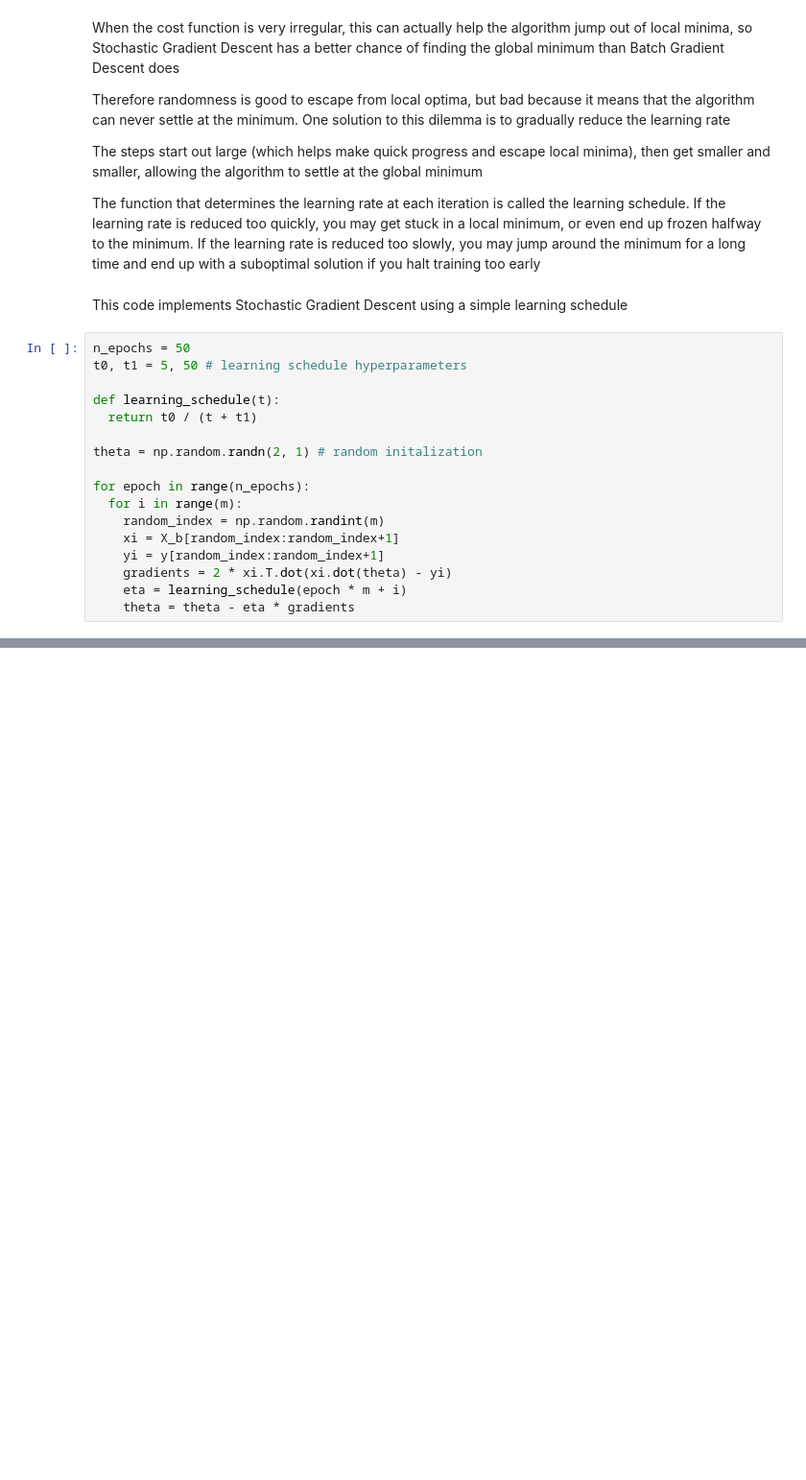
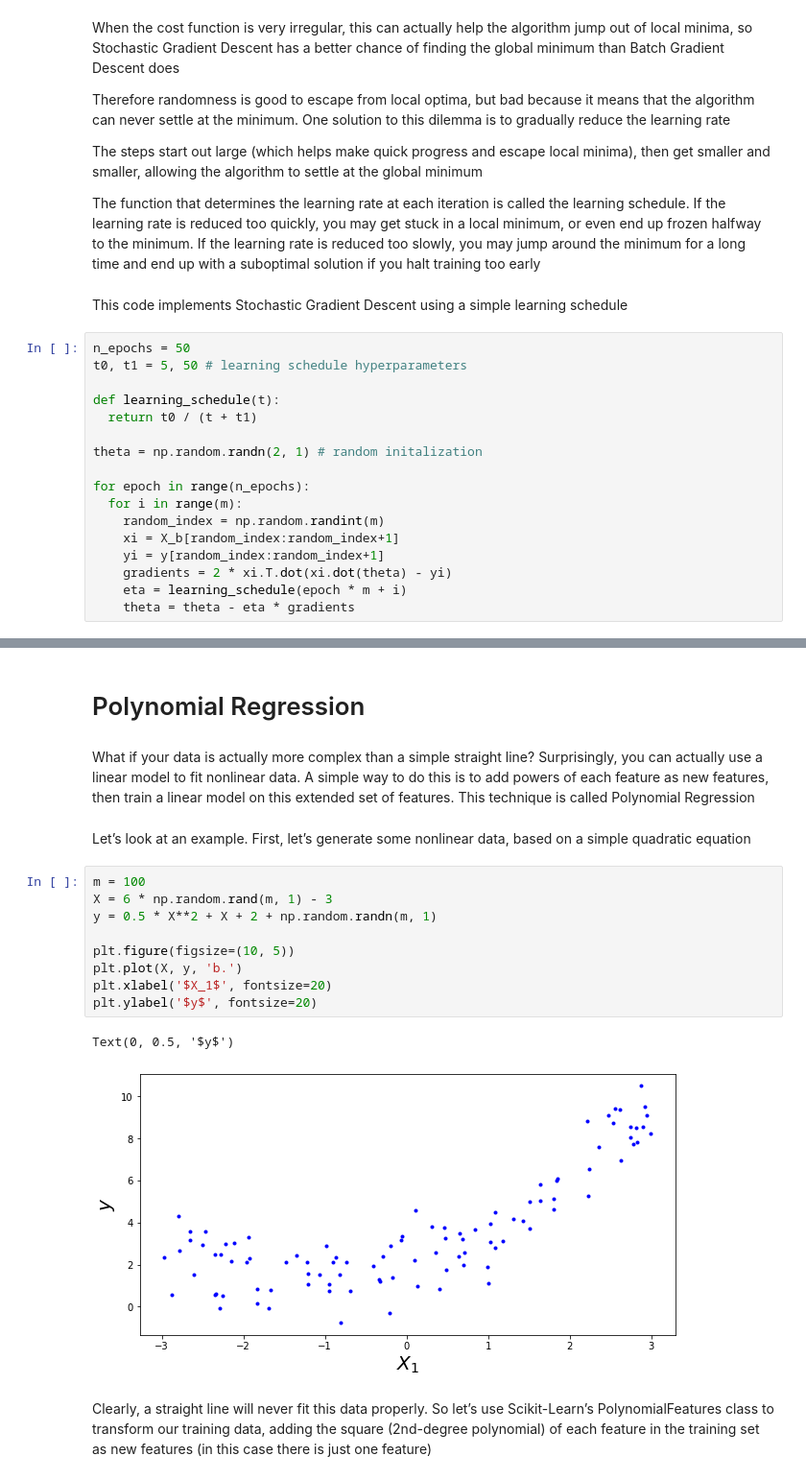
Before and after one commit to lucaslokchan/hands-on-ml, a Jupyter notebook: Learning Notes/Chapter 4: Training Models/4_Training_Models.ipynb, the cells around one changed output, grey strips where cells are left out. Shown at 96% size. Saved outputs shown, nothing was run; the diff lists cells and outputs as text; blank space fills up the shorter version.

```diff
--- a/Learning Notes/Chapter 4: Training Models/4_Training_Models.ipynb
+++ b/Learning Notes/Chapter 4: Training Models/4_Training_Models.ipynb
@@ -251,0 +304,20 @@ array([[3.98544481],
+# %% [markdown]
+# Polynomial Regression
+# %% [markdown]
+What if your data is actually more complex than a simple straight line? Surprisingly, you can actually use a linear model to fit nonlinear data. A simple way to do this is to add powers of each feature as new features, then train a linear model on this extended set of features. This technique is called Polynomial Regression
+# %% [markdown]
+Let’s look at an example. First, let’s generate some nonlinear data, based on a simple quadratic equation
+# %%
+m = 100
+X = 6 * np.random.rand(m, 1) - 3
+y = 0.5 * X**2 + X + 2 + np.random.randn(m, 1)
+
+plt.figure(figsize=(10, 5))
+plt.plot(X, y, 'b.')
+plt.xlabel('$X_1$', fontsize=20)
+plt.ylabel('$y$', fontsize=20)
+# %% [output]
+Text(0, 0.5, '$y$')
+[figure, added]
+# %% [markdown]
+Clearly, a straight line will never fit this data properly. So let’s use Scikit-Learn’s PolynomialFeatures class to transform our training data, adding the square (2nd-degree polynomial) of each feature in the training set as new features (in this case there is just one feature)
```
Also changed, not shown: parts of 85 cells of this notebook.
